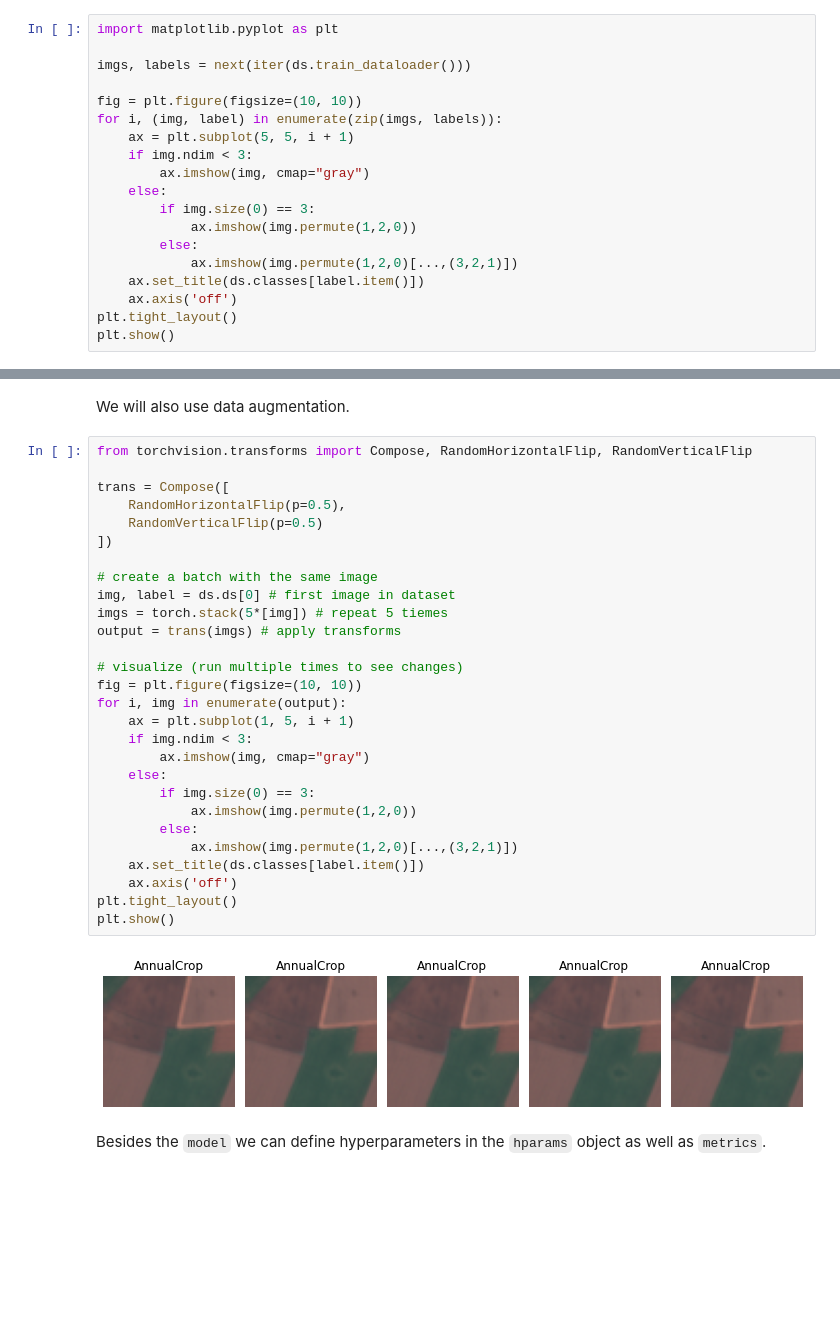
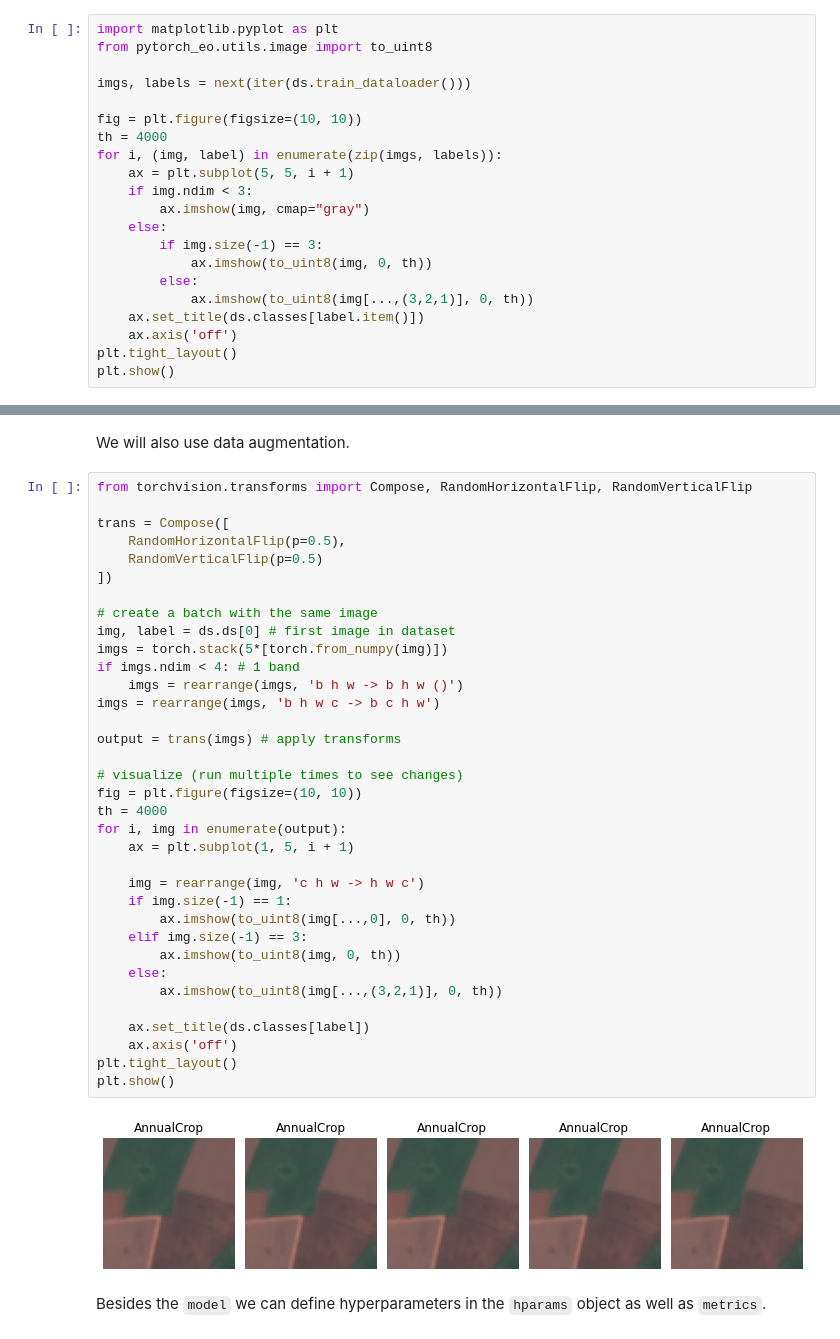
Before and after one commit to earthpulse/pytorchEO, a Jupyter notebook: examples/eurosat_advanced.ipynb, the cells around one changed output, grey strips where cells are left out. Saved outputs shown, nothing was run; the diff lists cells and outputs as text; blank space fills up the shorter version.

```diff
--- a/examples/eurosat_advanced.ipynb
+++ b/examples/eurosat_advanced.ipynb
@@ -31,19 +33,21 @@ validation samples 5400
 test samples 5400
 # %%
 import matplotlib.pyplot as plt
+from pytorch_eo.utils.image import to_uint8
 
 imgs, labels = next(iter(ds.train_dataloader()))
 
 fig = plt.figure(figsize=(10, 10))
+th = 4000
 for i, (img, label) in enumerate(zip(imgs, labels)):
     ax = plt.subplot(5, 5, i + 1)
     if img.ndim < 3:
         ax.imshow(img, cmap="gray")
     else:
-        if img.size(0) == 3:
-            ax.imshow(img.permute(1,2,0))
+        if img.size(-1) == 3:
+            ax.imshow(to_uint8(img, 0, th))
         else:
-            ax.imshow(img.permute(1,2,0)[...,(3,2,1)])
+            ax.imshow(to_uint8(img[...,(3,2,1)], 0, th))
     ax.set_title(ds.classes[label.item()])
     ax.axis('off')
 plt.tight_layout()
@@ -105,33 +123,40 @@ We will also use data augmentation.
 # %%
 from torchvision.transforms import Compose, RandomHorizontalFlip, RandomVerticalFlip
 
 trans = Compose([
     RandomHorizontalFlip(p=0.5),
     RandomVerticalFlip(p=0.5)
 ])
 
 # create a batch with the same image
 img, label = ds.ds[0] # first image in dataset
-imgs = torch.stack(5*[img]) # repeat 5 tiemes
+imgs = torch.stack(5*[torch.from_numpy(img)])
+if imgs.ndim < 4: # 1 band
+    imgs = rearrange(imgs, 'b h w -> b h w ()')
+imgs = rearrange(imgs, 'b h w c -> b c h w')
+
 output = trans(imgs) # apply transforms
 
 # visualize (run multiple times to see changes)
 fig = plt.figure(figsize=(10, 10))
+th = 4000
 for i, img in enumerate(output):
     ax = plt.subplot(1, 5, i + 1)
-    if img.ndim < 3:
-        ax.imshow(img, cmap="gray")
+
+    img = rearrange(img, 'c h w -> h w c')
+    if img.size(-1) == 1:
+        ax.imshow(to_uint8(img[...,0], 0, th))
+    elif img.size(-1) == 3:
+        ax.imshow(to_uint8(img, 0, th))
     else:
-        if img.size(0) == 3:
-            ax.imshow(img.permute(1,2,0))
-        else:
-            ax.imshow(img.permute(1,2,0)[...,(3,2,1)])
-    ax.set_title(ds.classes[label.item()])
+        ax.imshow(to_uint8(img[...,(3,2,1)], 0, th))
+
+    ax.set_title(ds.classes[label])
     ax.axis('off')
 plt.tight_layout()
 plt.show()
 # %% [output]
-[figure, old version]
+[figure, new version]
 # %% [markdown]
 Besides the `model` we can define hyperparameters in the `hparams` object as well as `metrics`.
 # %%
```
Also changed, not shown: parts of 7 cells of this notebook, 20 other files.
